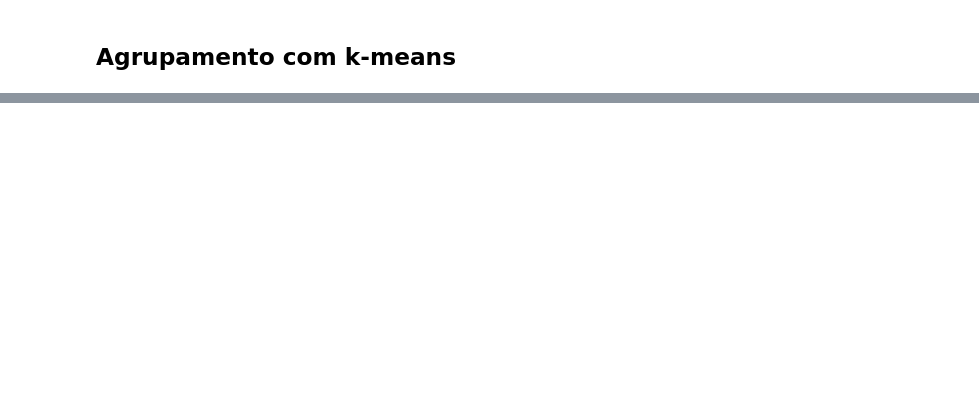
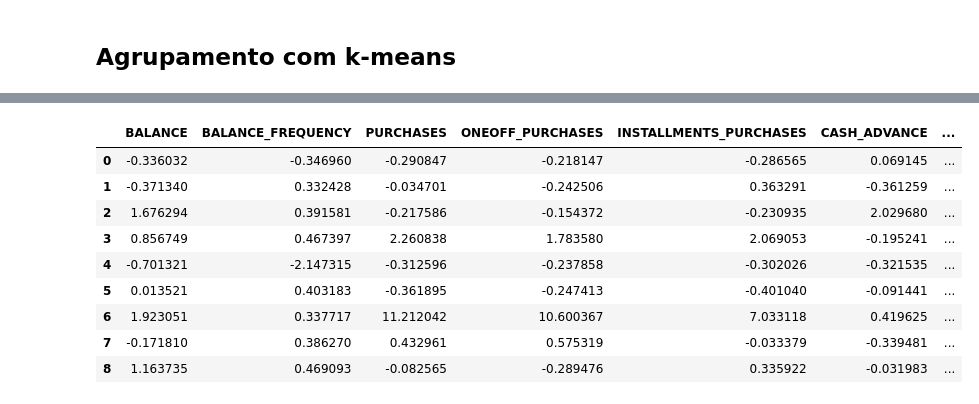
Before and after one commit to Vinicius-Luiz/ciencia_dados_para_empresas, a Jupyter notebook: MARKETING/Departamento_de_Marketing_Treinamento_dos_dados.ipynb, the cells around one changed output, grey strips where cells are left out. Drawn from its saved outputs; the diff is of its cells as text; code cells hidden in the pictures; blank space fills up the shorter version.

```diff
--- a/MARKETING/Departamento_de_Marketing.ipynb
+++ b/MARKETING/Departamento_de_Marketing_Treinamento_dos_dados.ipynb
@@ -243,0 +243,5 @@ Text(0, 0.5, 'WCSS')
+# %%
+n_clusters = 7
+kmeans = KMeans(n_clusters = n_clusters)
+kmeans.fit(creditcard_df_scaled) #Treinameneto do algoritmo KMeans | Agrupar os clientes
+labels = kmeans.labels_
@@ -243,0 +277,14 @@ Text(0, 0.5, 'WCSS')
+# %%
+cluster_centers = pd.DataFrame(data = kmeans.cluster_centers_, columns = creditcard_df.columns)
+cluster_centers #Visão dos valores médios como DF
+# %% [output]
+|  | BALANCE | BALANCE_FREQUENCY | PURCHASES | ONEOFF_PURCHASES | INSTALLMENTS_PURCHASES | CASH_ADVANCE | ... |
+| 0 | -0.336032 | -0.346960 | -0.290847 | -0.218147 | -0.286565 | 0.069145 | ... |
+| 1 | -0.371340 | 0.332428 | -0.034701 | -0.242506 | 0.363291 | -0.361259 | ... |
+| 2 | 1.676294 | 0.391581 | -0.217586 | -0.154372 | -0.230935 | 2.029680 | ... |
+| 3 | 0.856749 | 0.467397 | 2.260838 | 1.783580 | 2.069053 | -0.195241 | ... |
+| 4 | -0.701321 | -2.147315 | -0.312596 | -0.237858 | -0.302026 | -0.321535 | ... |
+| 5 | 0.013521 | 0.403183 | -0.361895 | -0.247413 | -0.401040 | -0.091441 | ... |
+| 6 | 1.923051 | 0.337717 | 11.212042 | 10.600367 | 7.033118 | 0.419625 | ... |
+| 7 | -0.171810 | 0.386270 | 0.432961 | 0.575319 | -0.033379 | -0.339481 | ... |
+| 8 | 1.163735 | 0.469093 | -0.082565 | -0.289476 | 0.335922 | -0.031983 | ... |
```
Also changed, not shown: parts of 11 cells of this notebook, 4 other files.
